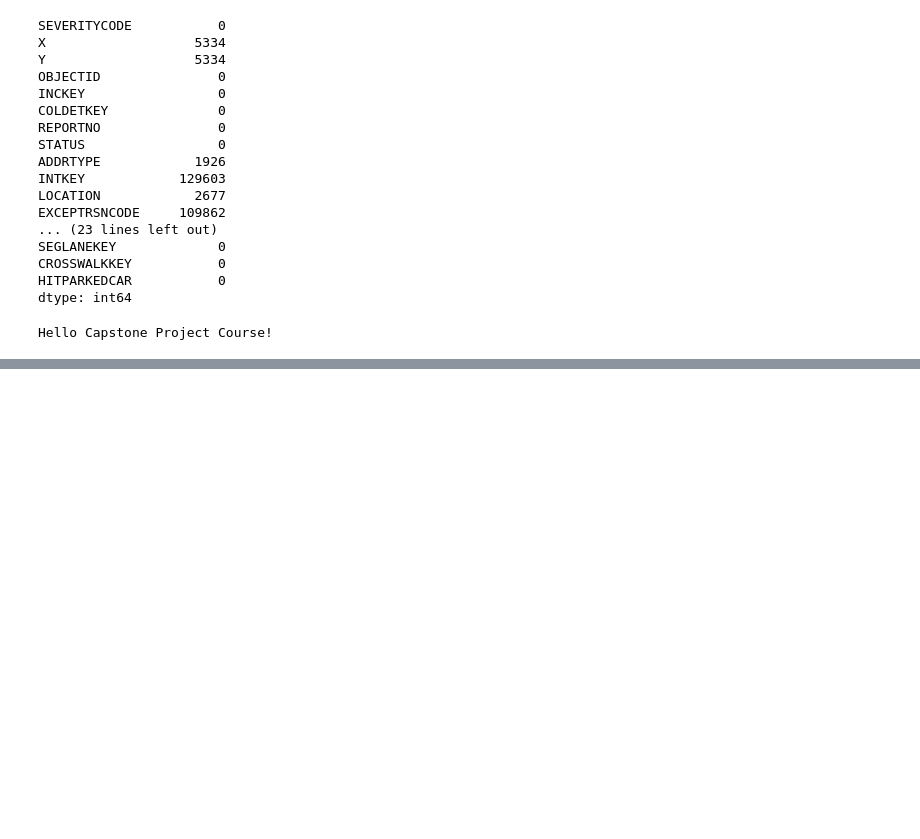
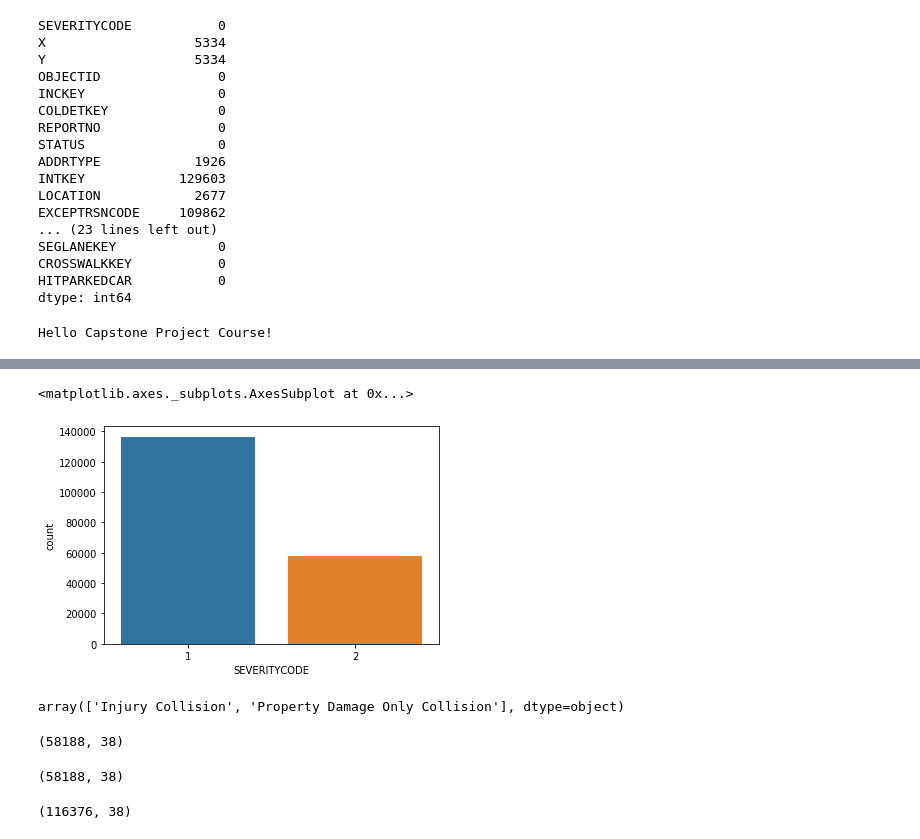
Before and after one commit to maheshcheetirala/IBM-Car-AccidentseverityPrediction, a Jupyter notebook: car accident severity prediction.ipynb, the cells around one changed output, grey strips where cells are left out. Cells and saved outputs as stored; diff of their text form; code cells hidden in the pictures; blank space fills up the shorter version.

```diff
--- a/car accident severity prediction.ipynb
+++ b/car accident severity prediction.ipynb
@@ -58,0 +108,9 @@ Hello Capstone Project Course!
+# %%
+sns.countplot(x='SEVERITYCODE',data=df) # This clearly shows the Data is imbalanced.
+# %% [output]
+<matplotlib.axes._subplots.AxesSubplot at 0x...>
+[figure, added]
+# %%
+df.SEVERITYDESC.unique()
+# %% [output]
+array(['Injury Collision', 'Property Damage Only Collision'], dtype=object)
@@ -58,0 +124,8 @@ Hello Capstone Project Course!
+# %%
+majordfsam.shape
+# %% [output]
+(58188, 38)
+# %%
+minordf.shape
+# %% [output]
+(58188, 38)
@@ -58,0 +134,4 @@ Hello Capstone Project Course!
+# %%
+balanced_df.shape
+# %% [output]
+(116376, 38)
```
Also changed, not shown: parts of 40 cells of this notebook, 1 other file.
